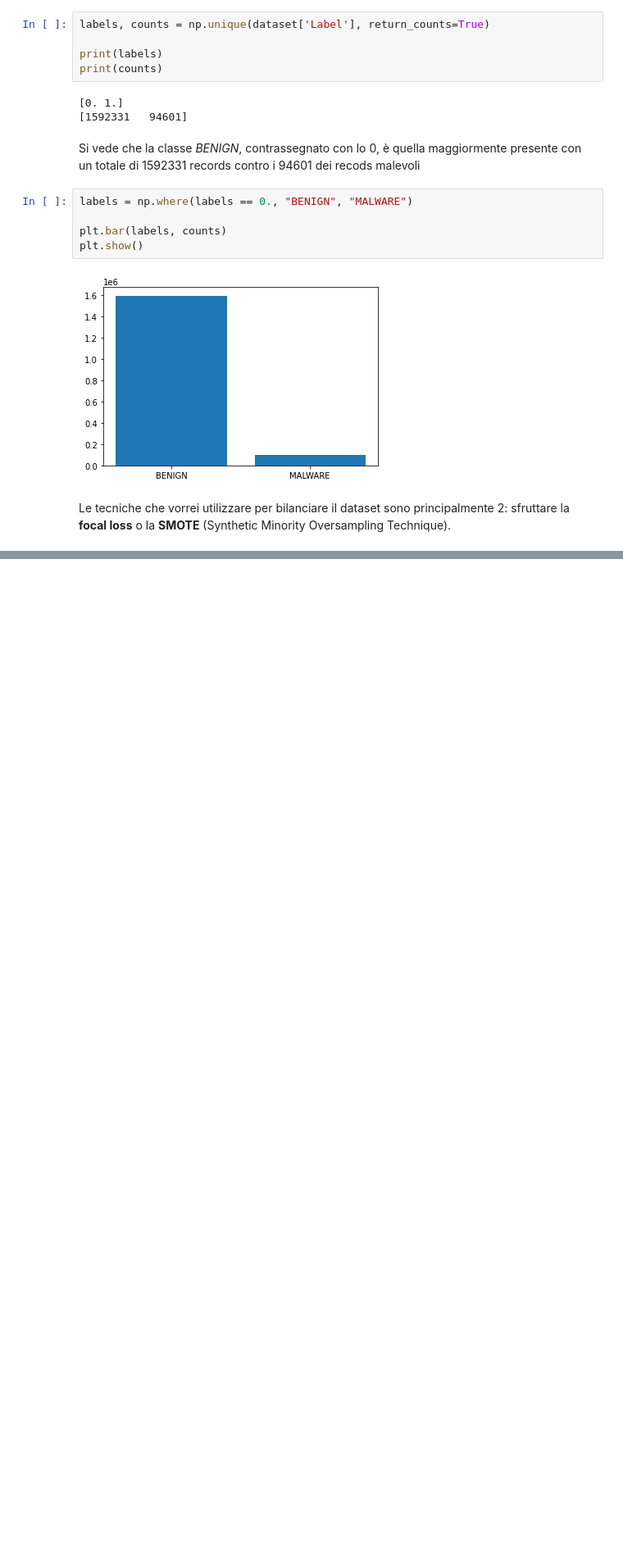
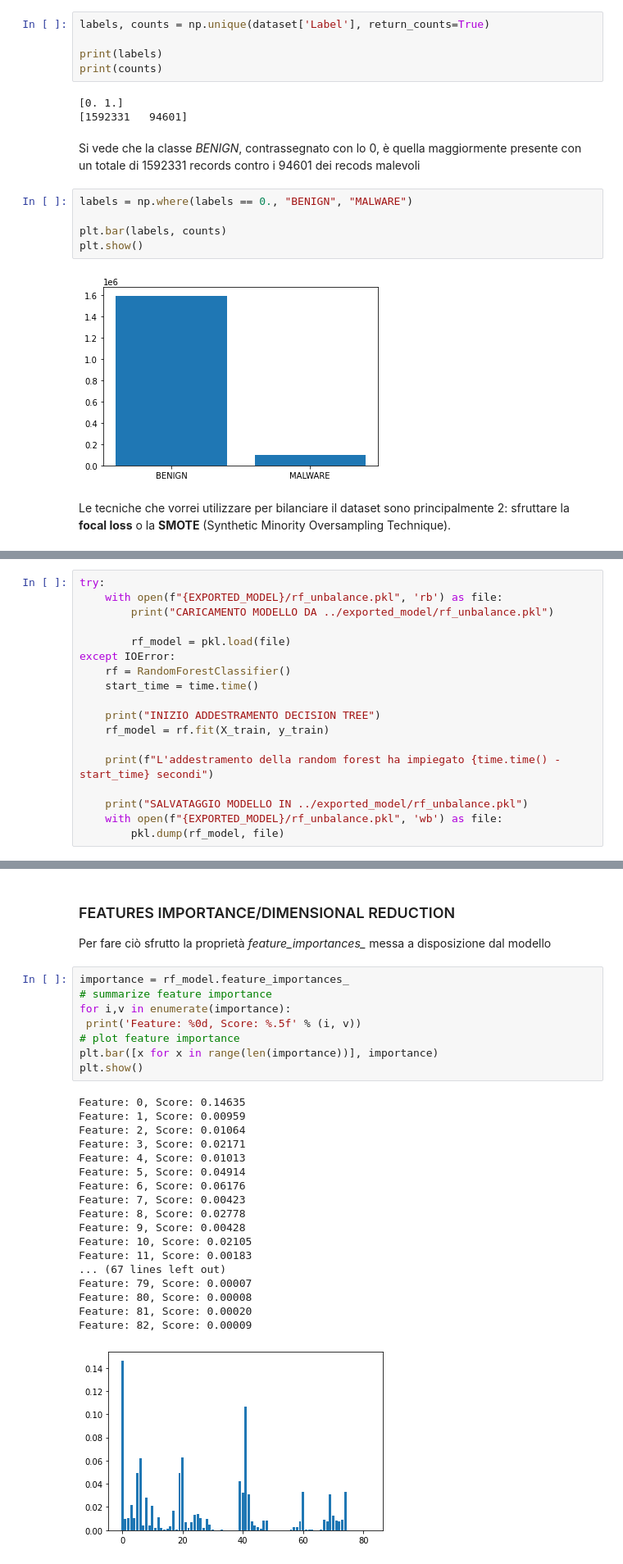
Before and after one commit to denisG99/ransomwareNetworkTrafficDetection, a Jupyter notebook: src/project.ipynb, the cells around one changed output, grey strips where cells are left out. Shown: that part at 82% size. Cells and saved outputs as stored; diff of their text form; blank space fills up the shorter version.

```diff
--- a/src/project.ipynb
+++ b/src/project.ipynb
@@ -357,0 +505,18 @@ Le tecniche che vorrei utilizzare per bilanciare il dataset sono principalmente
+# %%
+try:
+    with open(f"{EXPORTED_MODEL}/rf_unbalance.pkl", 'rb') as file:
+        print("CARICAMENTO MODELLO DA ../exported_model/rf_unbalance.pkl")
+
+        rf_model = pkl.load(file)
+except IOError:
+    rf = RandomForestClassifier()
+    start_time = time.time()
+
+    print("INIZIO ADDESTRAMENTO DECISION TREE")
+    rf_model = rf.fit(X_train, y_train)
+
+    print(f"L'addestramento della random forest ha impiegato {time.time() - start_time} secondi")
+
+    print("SALVATAGGIO MODELLO IN ../exported_model/rf_unbalance.pkl")
+    with open(f"{EXPORTED_MODEL}/rf_unbalance.pkl", 'wb') as file:
+        pkl.dump(rf_model, file)
@@ -359,0 +535,31 @@ Le tecniche che vorrei utilizzare per bilanciare il dataset sono principalmente
+# %% [markdown]
+### FEATURES IMPORTANCE/DIMENSIONAL REDUCTION
+
+Per fare ciò sfrutto la proprietà *feature_importances\_* messa a disposizione dal modello
+# %%
+importance = rf_model.feature_importances_
+# summarize feature importance
+for i,v in enumerate(importance):
+ print('Feature: %0d, Score: %.5f' % (i, v))
+# plot feature importance
+plt.bar([x for x in range(len(importance))], importance)
+plt.show()
+# %% [output]
+Feature: 0, Score: 0.14635
+Feature: 1, Score: 0.00959
+Feature: 2, Score: 0.01064
+Feature: 3, Score: 0.02171
+Feature: 4, Score: 0.01013
+Feature: 5, Score: 0.04914
+Feature: 6, Score: 0.06176
+Feature: 7, Score: 0.00423
+Feature: 8, Score: 0.02778
+Feature: 9, Score: 0.00428
+Feature: 10, Score: 0.02105
+Feature: 11, Score: 0.00183
+... (67 lines left out)
+Feature: 79, Score: 0.00007
+Feature: 80, Score: 0.00008
+Feature: 81, Score: 0.00020
+Feature: 82, Score: 0.00009
+[figure, added]
```
Also changed, not shown: parts of 29 cells of this notebook, 1 other file.
